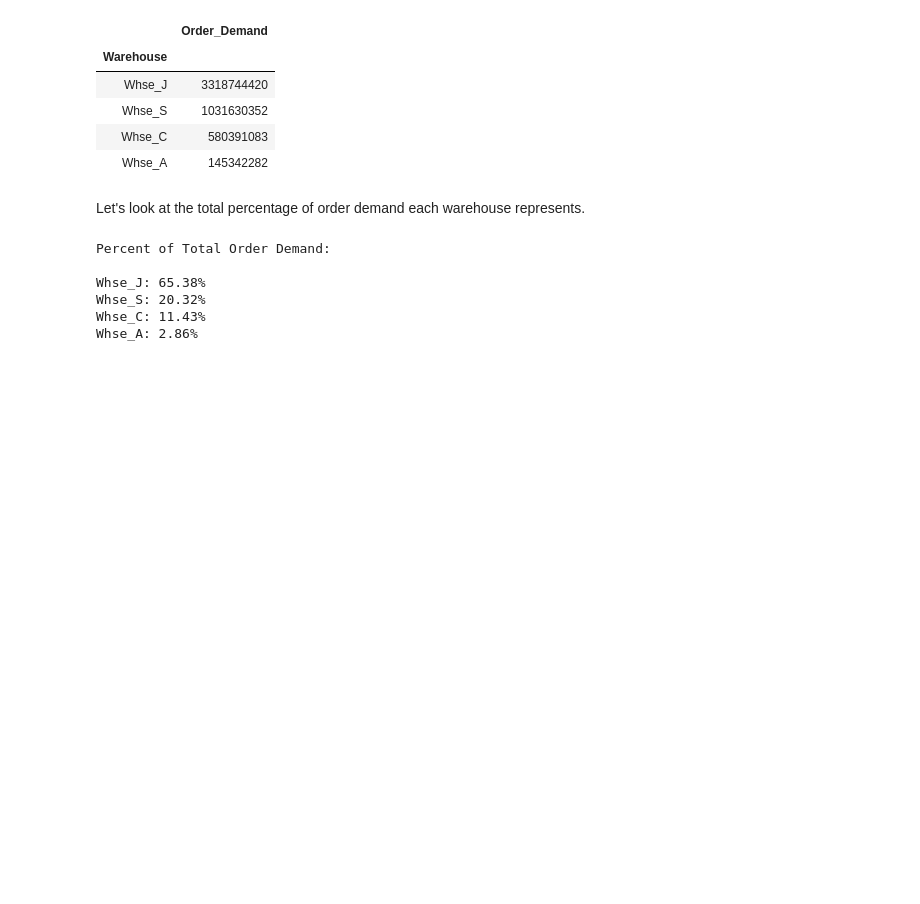
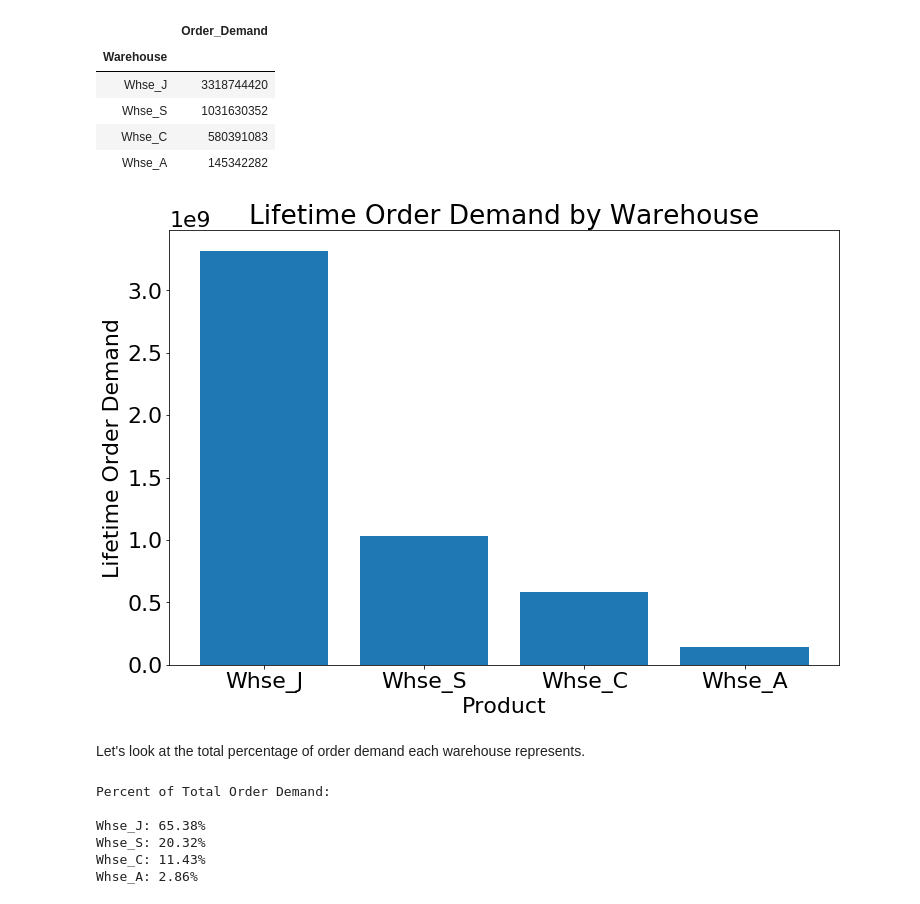
Before and after one commit to JessicaFB/Product-Demand-Forecasting, a Jupyter notebook: Product-Demand-Forecasting.ipynb, the cells around one changed output. Saved outputs shown, nothing was run; the diff lists cells and outputs as text; code cells hidden in the pictures; blank space fills up the shorter version.

```diff
--- a/Product-Demand-Forecasting.ipynb
+++ b/Product-Demand-Forecasting.ipynb
@@ -368,6 +368,29 @@ wh_demand
 | Whse_S | 1031630352 |
 | Whse_C | 580391083 |
 | Whse_A | 145342282 |
+# %%
+# x-labels
+labels = wh_demand.index
+# x-values
+products = list(range(0,len(labels)))
+# y-values
+order_demand = wh_demand.Order_Demand
+
+# Plot
+# Set figure
+plt.figure(figsize=(12,8))
+# Prevent extra whitespace
+plt.margins(0.05)
+# Plot
+plt.bar(products, order_demand, align='center')
+# Add labels & rotate 90 degrees
+plt.xticks(products, labels)
+plt.title('Lifetime Order Demand by Warehouse')
+plt.ylabel('Lifetime Order Demand')
+plt.xlabel('Product')
+plt.show()
+# %% [output]
+[figure, added]
 # %% [markdown]
 Let's look at the total percentage of order demand each warehouse represents.
 # %%
```
Also changed, not shown: parts of 37 cells of this notebook.
